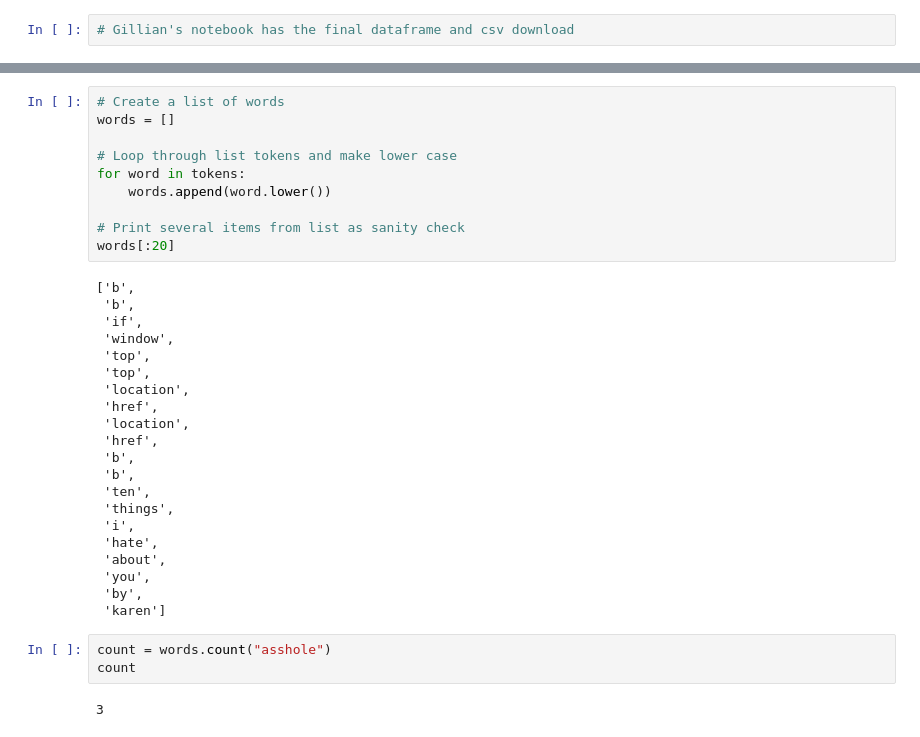
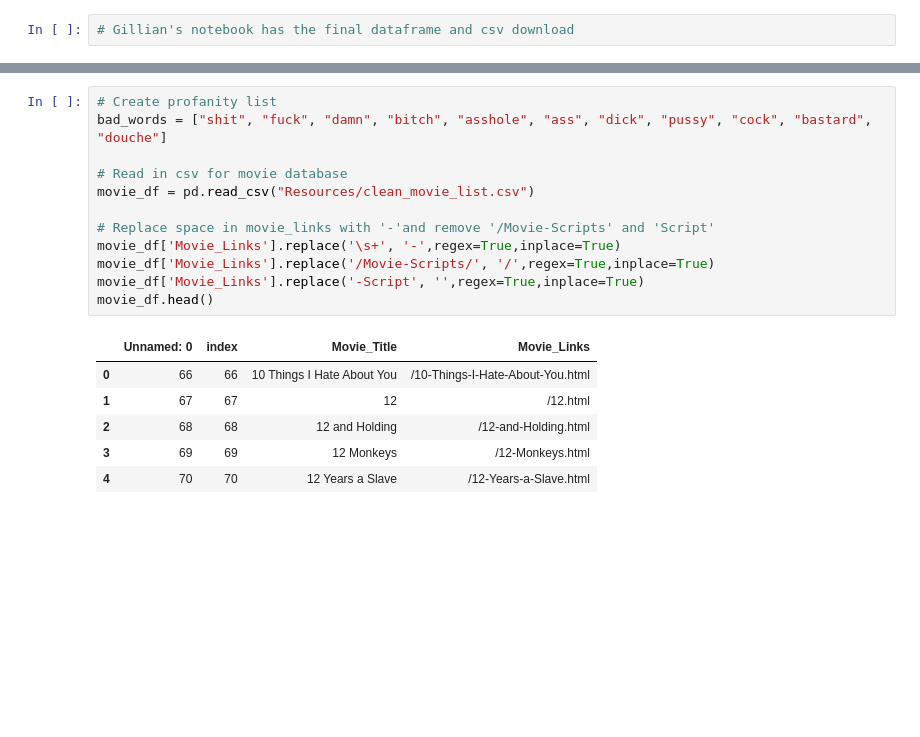
Before and after one commit to gilliangadiano/ETL-Project, a Jupyter notebook: Resources/Sarah_notebook.ipynb, the cells around one changed output, grey strips where cells are left out. Drawn from its saved outputs; the diff is of its cells as text; blank space fills up the shorter version.

```diff
--- a/Resources/Sarah_notebook.ipynb
+++ b/Resources/Sarah_notebook.ipynb
@@ -154,36 +79,19 @@ tokens[:8]
-# %%
-# Create a list of words
-words = []
-
-# Loop through list tokens and make lower case
-for word in tokens:
-    words.append(word.lower())
-
-# Print several items from list as sanity check
-words[:20]
-# %% [output]
-['b',
- 'b',
- 'if',
- 'window',
- 'top',
- 'top',
- 'location',
- 'href',
- 'location',
- 'href',
- 'b',
- 'b',
- 'ten',
- 'things',
- 'i',
- 'hate',
- 'about',
- 'you',
- 'by',
- 'karen']
-# %%
-count = words.count("asshole")
-count
-# %% [output]
-3
+# %%
+# Create profanity list
+bad_words = ["shit", "fuck", "damn", "bitch", "asshole", "ass", "dick", "pussy", "cock", "bastard", "douche"]
+
+# Read in csv for movie database
+movie_df = pd.read_csv("Resources/clean_movie_list.csv")
+
+# Replace space in movie_links with '-'and remove '/Movie-Scripts' and 'Script'
+movie_df['Movie_Links'].replace('\s+', '-',regex=True,inplace=True)
+movie_df['Movie_Links'].replace('/Movie-Scripts/', '/',regex=True,inplace=True)
+movie_df['Movie_Links'].replace('-Script', '',regex=True,inplace=True)
+movie_df.head()
+# %% [output]
+|  | Unnamed: 0 | index | Movie_Title | Movie_Links |
+| 0 | 66 | 66 | 10 Things I Hate About You | /10-Things-I-Hate-About-You.html |
+| 1 | 67 | 67 | 12 | /12.html |
+| 2 | 68 | 68 | 12 and Holding | /12-and-Holding.html |
+| 3 | 69 | 69 | 12 Monkeys | /12-Monkeys.html |
+| 4 | 70 | 70 | 12 Years a Slave | /12-Years-a-Slave.html |
```
Also changed, not shown: parts of 15 cells of this notebook, 1 other file.
